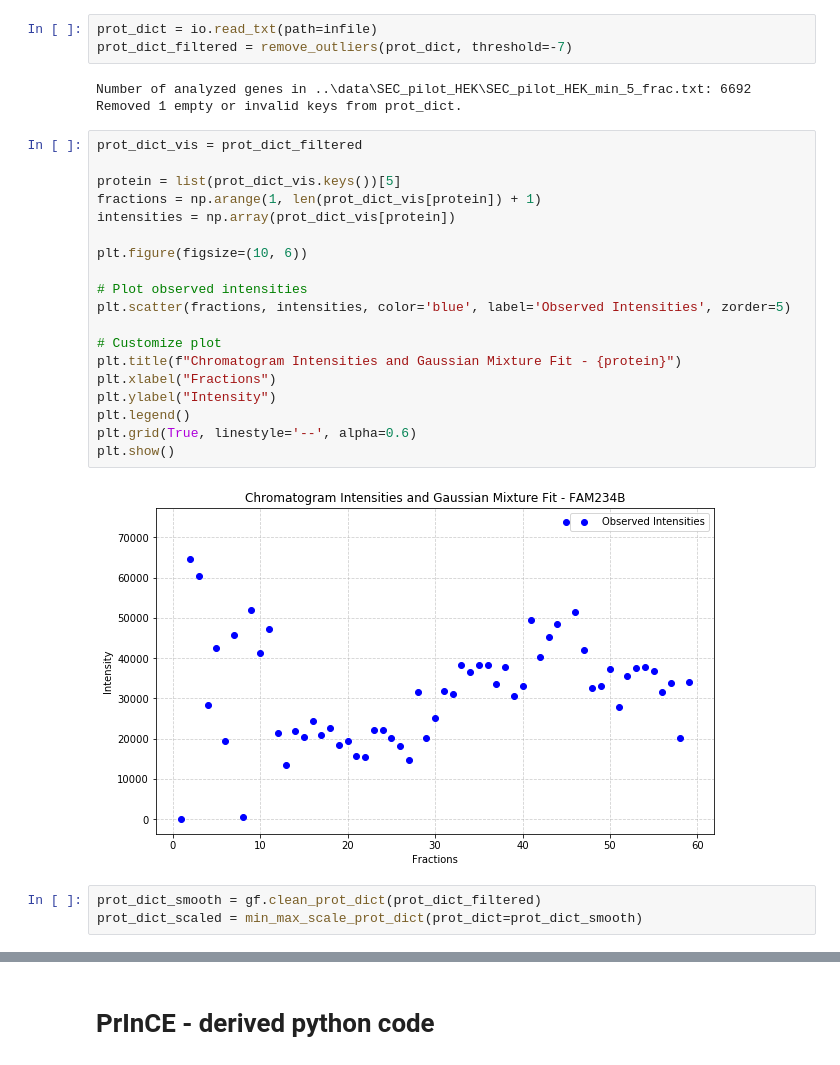
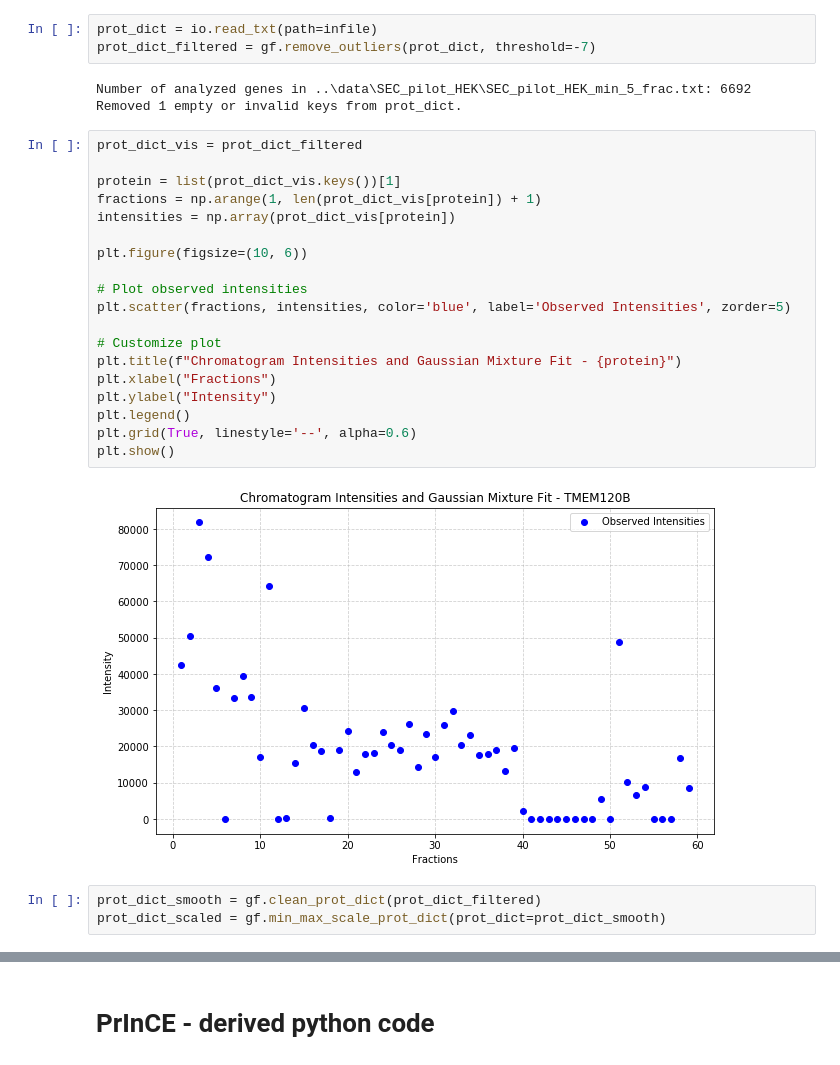
Before and after one commit to marcmuellerETHZ/PCprophet, a Jupyter notebook: PCprophet/sandbox_gmm.ipynb, the cells around one changed output, grey strips where cells are left out. Saved outputs shown, nothing was run; the diff lists cells and outputs as text.

```diff
--- a/PCprophet/sandbox_gmm.ipynb
+++ b/PCprophet/sandbox_gmm.ipynb
@@ -156,33 +31,33 @@ def remove_outliers(prot_dict, threshold):
 # %%
 prot_dict = io.read_txt(path=infile)
-prot_dict_filtered = remove_outliers(prot_dict, threshold=-7)
+prot_dict_filtered = gf.remove_outliers(prot_dict, threshold=-7)
 # %% [output]
 Number of analyzed genes in ..\data\SEC_pilot_HEK\SEC_pilot_HEK_min_5_frac.txt: 6692
 Removed 1 empty or invalid keys from prot_dict.
 # %%
 prot_dict_vis = prot_dict_filtered
 
-protein = list(prot_dict_vis.keys())[5]
+protein = list(prot_dict_vis.keys())[1]
 fractions = np.arange(1, len(prot_dict_vis[protein]) + 1)
 intensities = np.array(prot_dict_vis[protein])
 
 plt.figure(figsize=(10, 6))
 
 # Plot observed intensities
 plt.scatter(fractions, intensities, color='blue', label='Observed Intensities', zorder=5)
 
 # Customize plot
 plt.title(f"Chromatogram Intensities and Gaussian Mixture Fit - {protein}")
 plt.xlabel("Fractions")
 plt.ylabel("Intensity")
 plt.legend()
 plt.grid(True, linestyle='--', alpha=0.6)
 plt.show()
 # %% [output]
-[figure, old version]
+[figure, new version]
 # %%
 prot_dict_smooth = gf.clean_prot_dict(prot_dict_filtered)
-prot_dict_scaled = min_max_scale_prot_dict(prot_dict=prot_dict_smooth)
+prot_dict_scaled = gf.min_max_scale_prot_dict(prot_dict=prot_dict_smooth)
 # %%
 prot_dict_vis = prot_dict_scaled
 
```
Also changed, not shown: parts of 10 cells of this notebook, 2 other files.
